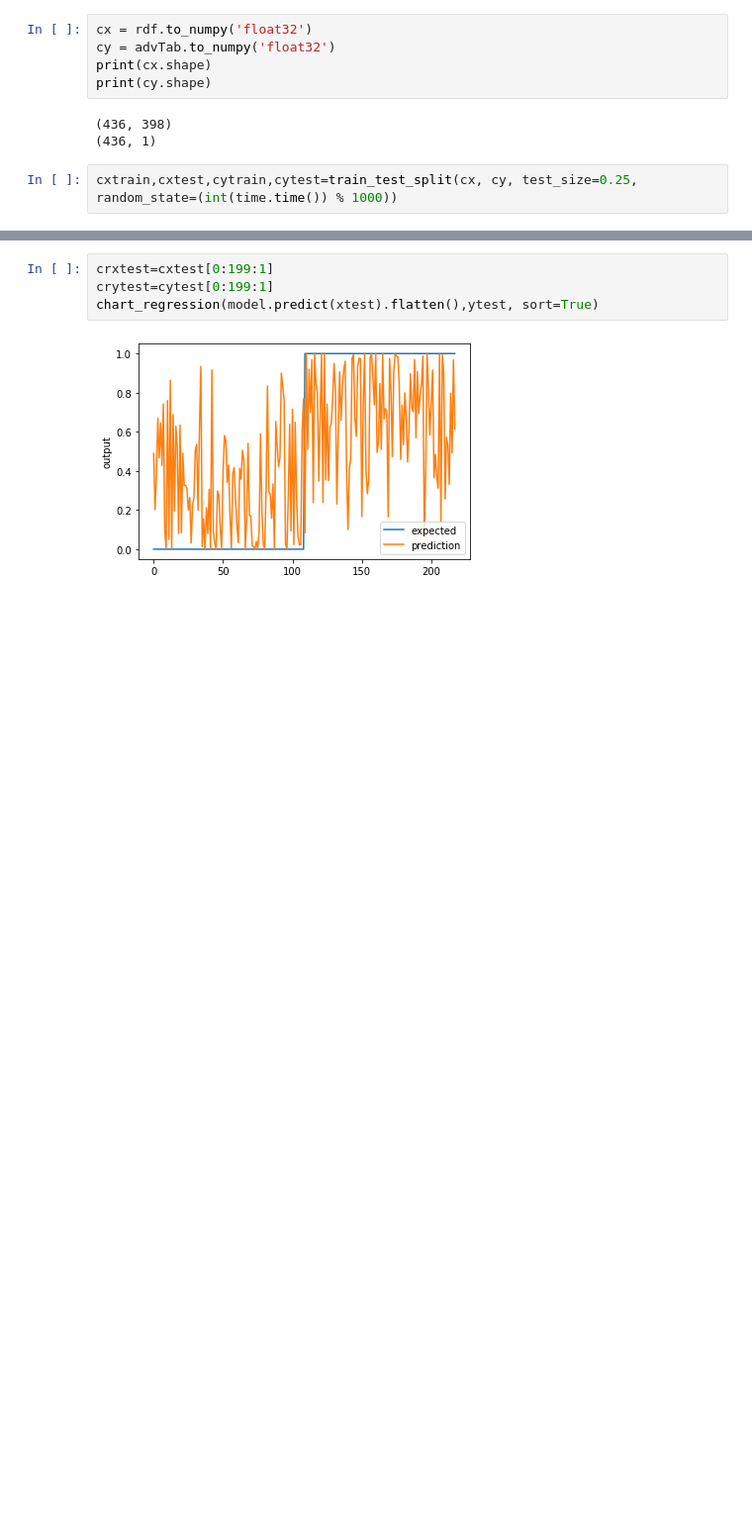
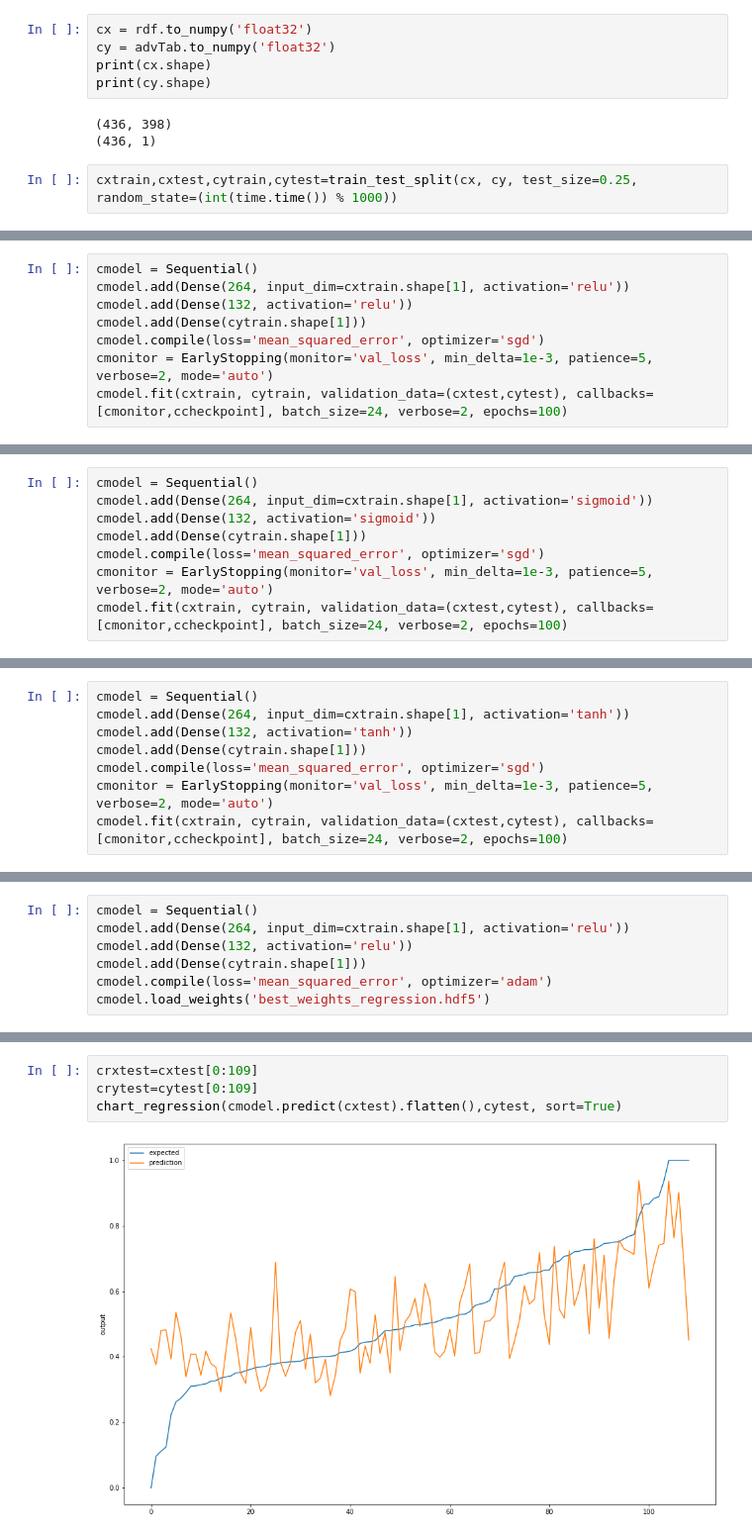
Before and after one commit to randallpl/Election_Predictor_CSC180, a Jupyter notebook: csc180fproj.ipynb, the cells around one changed output, grey strips where cells are left out. Shown at 99% size. Cells and saved outputs as stored; diff of their text form; blank space fills up the shorter version.

```diff
--- a/csc180fproj.ipynb
+++ b/csc180fproj.ipynb
@@ -557,0 +762,8 @@ Epoch 00011: early stopping
+# %%
+cmodel = Sequential()
+cmodel.add(Dense(264, input_dim=cxtrain.shape[1], activation='relu'))
+cmodel.add(Dense(132, activation='relu'))
+cmodel.add(Dense(cytrain.shape[1]))
+cmodel.compile(loss='mean_squared_error', optimizer='sgd')
+cmonitor = EarlyStopping(monitor='val_loss', min_delta=1e-3, patience=5, verbose=2, mode='auto')
+cmodel.fit(cxtrain, cytrain, validation_data=(cxtest,cytest), callbacks=[cmonitor,ccheckpoint], batch_size=24, verbose=2, epochs=100)
@@ -557,0 +789,8 @@ Epoch 00011: early stopping
+# %%
+cmodel = Sequential()
+cmodel.add(Dense(264, input_dim=cxtrain.shape[1], activation='sigmoid'))
+cmodel.add(Dense(132, activation='sigmoid'))
+cmodel.add(Dense(cytrain.shape[1]))
+cmodel.compile(loss='mean_squared_error', optimizer='sgd')
+cmonitor = EarlyStopping(monitor='val_loss', min_delta=1e-3, patience=5, verbose=2, mode='auto')
+cmodel.fit(cxtrain, cytrain, validation_data=(cxtest,cytest), callbacks=[cmonitor,ccheckpoint], batch_size=24, verbose=2, epochs=100)
@@ -557,0 +816,8 @@ Epoch 00011: early stopping
+# %%
+cmodel = Sequential()
+cmodel.add(Dense(264, input_dim=cxtrain.shape[1], activation='tanh'))
+cmodel.add(Dense(132, activation='tanh'))
+cmodel.add(Dense(cytrain.shape[1]))
+cmodel.compile(loss='mean_squared_error', optimizer='sgd')
+cmonitor = EarlyStopping(monitor='val_loss', min_delta=1e-3, patience=5, verbose=2, mode='auto')
+cmodel.fit(cxtrain, cytrain, validation_data=(cxtest,cytest), callbacks=[cmonitor,ccheckpoint], batch_size=24, verbose=2, epochs=100)
@@ -558 +843,8 @@ Epoch 00011: early stopping
+# %%
+cmodel = Sequential()
+cmodel.add(Dense(264, input_dim=cxtrain.shape[1], activation='relu'))
+cmodel.add(Dense(132, activation='relu'))
+cmodel.add(Dense(cytrain.shape[1]))
+cmodel.compile(loss='mean_squared_error', optimizer='adam')
+cmodel.load_weights('best_weights_regression.hdf5')
 # %%
@@ -593,6 +885,6 @@ Score (RMSE): 0.17131641507148743
 # %%
-crxtest=cxtest[0:199:1]
-crytest=cytest[0:199:1]
-chart_regression(model.predict(xtest).flatten(),ytest, sort=True)
+crxtest=cxtest[0:109]
+crytest=cytest[0:109]
+chart_regression(cmodel.predict(cxtest).flatten(),cytest, sort=True)
 # %% [output]
-[figure, old version]
+[figure, new version]
```
Also changed, not shown: parts of 32 cells of this notebook, 1 other file.
